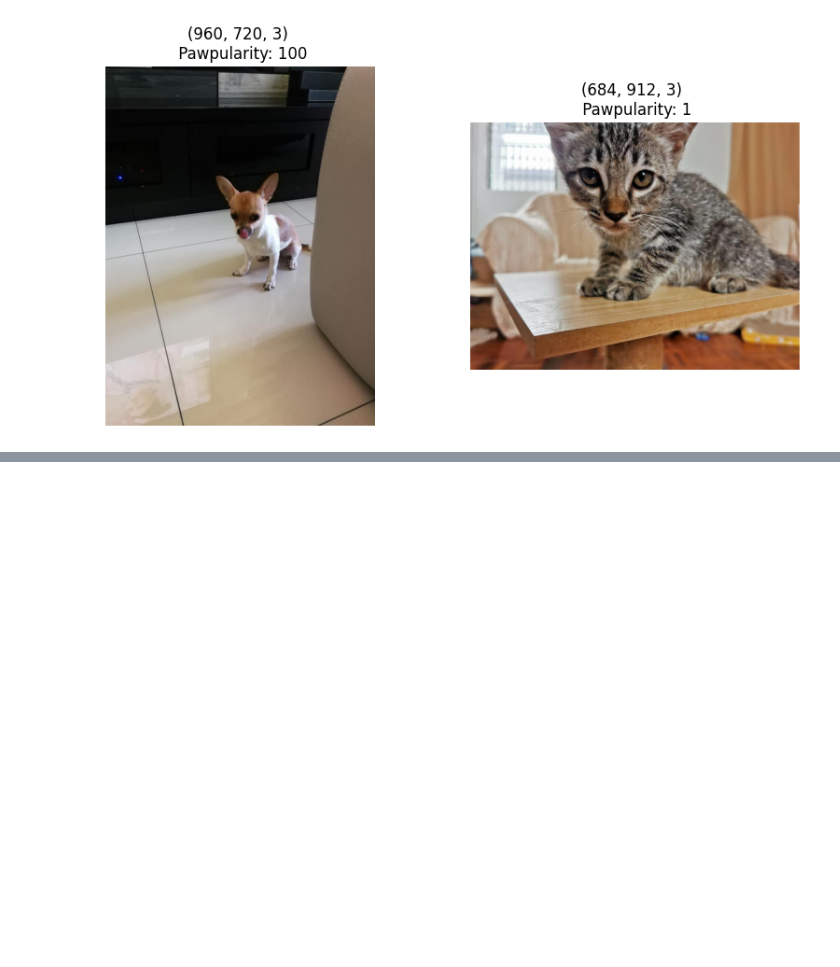
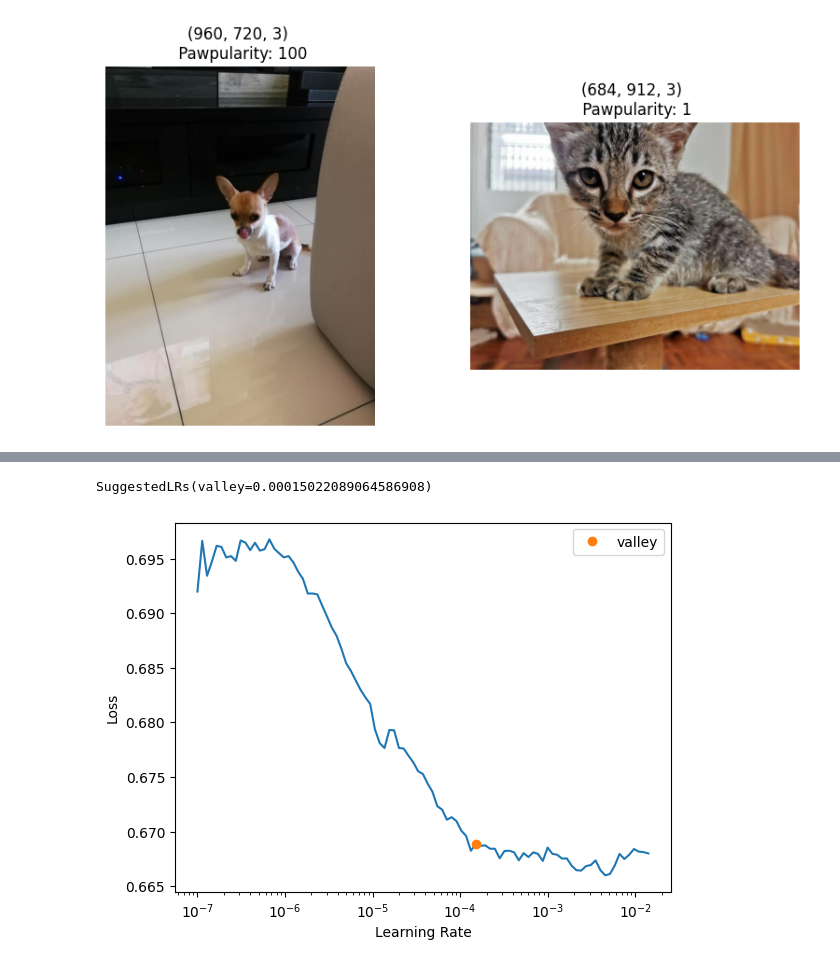
Before and after one commit to GhiasAli17/Petfinder_Pawpularity, a Jupyter notebook: main.ipynb, the cells around one changed output, grey strips where cells are left out. Cells and saved outputs as stored; diff of their text form; code cells hidden in the pictures; blank space fills up the shorter version.

Commit message:
swin transformer with fastai

```diff
--- a/main.ipynb
+++ b/main.ipynb
@@ -205,0 +270,12 @@ helpers.showPicture(2, filtered_jpg, train_df)
+# %%
+from timm import create_model
+
+model = create_model('swin_large_patch4_window7_224', pretrained=True, num_classes=dls.c)
+# %%
+def petfinder_rmse(input,target):
+    return 100*torch.sqrt(F.mse_loss(F.sigmoid(input.flatten()), target))
+# %%
+learn = Learner(dls, model, loss_func=BCEWithLogitsLossFlat(), metrics=AccumMetric(petfinder_rmse)).to_fp16()
+# %%
+learn.lr_find(end_lr=3e-2)
+# %% [output]
@@ -205,0 +283,2 @@ helpers.showPicture(2, filtered_jpg, train_df)
+SuggestedLRs(valley=0.00015022089064586908)
+[figure, added]
```
Also changed, not shown: parts of 21 cells of this notebook, 1 other file.
